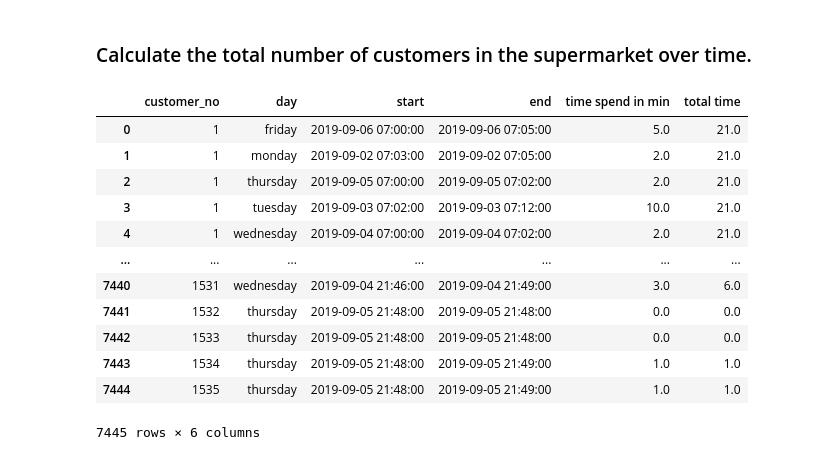
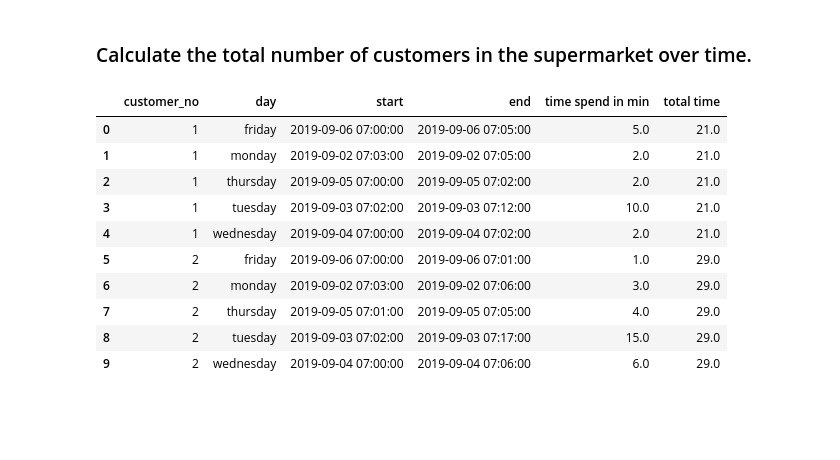
Before and after one commit to palexus/Lastrow, a Jupyter notebook: market.ipynb, the cells around one changed output. Saved outputs shown, nothing was run; the diff lists cells and outputs as text; code cells hidden in the pictures; blank space fills up the shorter version.

```diff
--- a/market.ipynb
+++ b/market.ipynb
@@ -137,19 +142,17 @@ week["time spend in min"] = week.groupby(["customer_no", "day"])["timestamp"].tr
 # %% [markdown]
 ### Calculate the total number of customers in the supermarket over time.
 # %%
-customer_time
+customer_time.head(10)
 # %% [output]
 |  | customer_no | day | start | end | time spend in min | total time |
 | 0 | 1 | friday | 2019-09-06 07:00:00 | 2019-09-06 07:05:00 | 5.0 | 21.0 |
 | 1 | 1 | monday | 2019-09-02 07:03:00 | 2019-09-02 07:05:00 | 2.0 | 21.0 |
 | 2 | 1 | thursday | 2019-09-05 07:00:00 | 2019-09-05 07:02:00 | 2.0 | 21.0 |
 | 3 | 1 | tuesday | 2019-09-03 07:02:00 | 2019-09-03 07:12:00 | 10.0 | 21.0 |
 | 4 | 1 | wednesday | 2019-09-04 07:00:00 | 2019-09-04 07:02:00 | 2.0 | 21.0 |
-| ... | ... | ... | ... | ... | ... | ... |
-| 7440 | 1531 | wednesday | 2019-09-04 21:46:00 | 2019-09-04 21:49:00 | 3.0 | 6.0 |
-| 7441 | 1532 | thursday | 2019-09-05 21:48:00 | 2019-09-05 21:48:00 | 0.0 | 0.0 |
-| 7442 | 1533 | thursday | 2019-09-05 21:48:00 | 2019-09-05 21:48:00 | 0.0 | 0.0 |
-| 7443 | 1534 | thursday | 2019-09-05 21:48:00 | 2019-09-05 21:49:00 | 1.0 | 1.0 |
-| 7444 | 1535 | thursday | 2019-09-05 21:48:00 | 2019-09-05 21:49:00 | 1.0 | 1.0 |
+| 5 | 2 | friday | 2019-09-06 07:00:00 | 2019-09-06 07:01:00 | 1.0 | 29.0 |
+| 6 | 2 | monday | 2019-09-02 07:03:00 | 2019-09-02 07:06:00 | 3.0 | 29.0 |
+| 7 | 2 | thursday | 2019-09-05 07:01:00 | 2019-09-05 07:05:00 | 4.0 | 29.0 |
+| 8 | 2 | tuesday | 2019-09-03 07:02:00 | 2019-09-03 07:17:00 | 15.0 | 29.0 |
+| 9 | 2 | wednesday | 2019-09-04 07:00:00 | 2019-09-04 07:06:00 | 6.0 | 29.0 |
-7445 rows × 6 columns
 # %%
```
Also changed, not shown: parts of 11 cells of this notebook.
